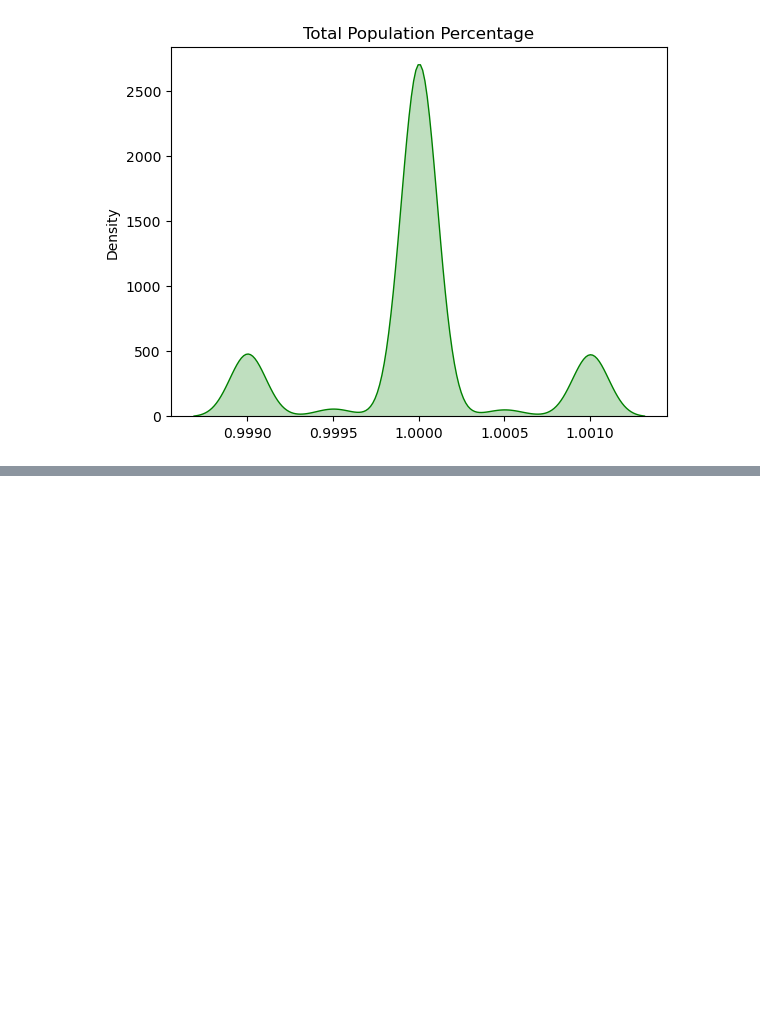
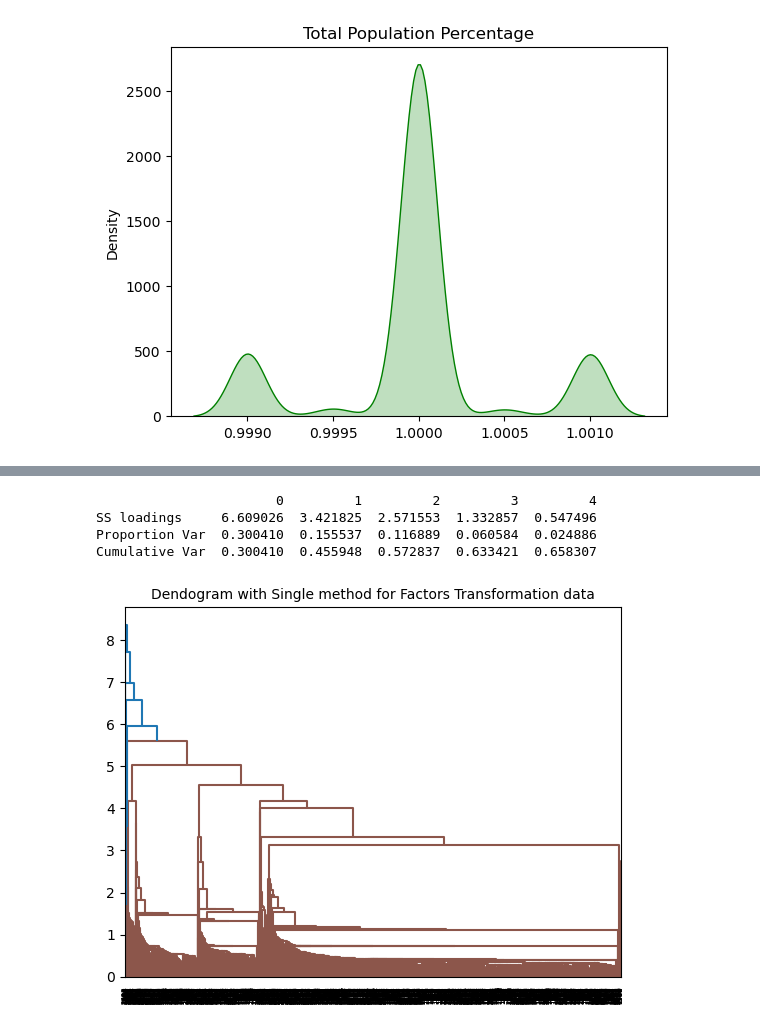
Before and after one commit to AravindhGoud/Cluster-Analysis-Business-Objective-Creating-clusters-on-global-development-measurement-dataset-Dat, a Jupyter notebook: Creating clusters on global development measurement dataset.ipynb, the cells around one changed output, grey strips where cells are left out. Drawn from its saved outputs; the diff is of its cells as text; code cells hidden in the pictures; blank space fills up the shorter version.

```diff
--- a/Creating clusters on global development measurement dataset.ipynb
+++ b/Creating clusters on global development measurement dataset.ipynb
@@ -1086,0 +1158,23 @@ hierarchy_pca=AgglomerativeClustering(n_clusters=5, affinity='Euclidean', linkag
+# %%
+# Get variance of each factors
+fa_var = fa.get_factor_variance()
+fa_var = pd.DataFrame(fa_var, index=['SS loadings', 'Proportion Var', 'Cumulative Var'])
+print(fa_var)
+# %% [output]
+                       0         1         2         3         4
+SS loadings     6.609026  3.421825  2.571553  1.332857  0.547496
+Proportion Var  0.300410  0.155537  0.116889  0.060584  0.024886
+Cumulative Var  0.300410  0.455948  0.572837  0.633421  0.658307
+# %%
+# Transforming the Factor Analysis data
+factor_scores = fa.transform(df1_normal)
+
+## Dendrogram representation for PCA data
+import scipy.cluster.hierarchy as sch
+from sklearn.cluster import AgglomerativeClustering
+# Dendogram with Single method for Factors Transformation data
+dendrogram=sch.dendrogram(sch.linkage(factor_scores,method='single'))
+plt.title('Dendogram with Single method for Factors Transformation data', fontsize=10)
+plt.show()
+# %% [output]
+[figure, added]
```
Also changed, not shown: parts of 105 cells of this notebook.
